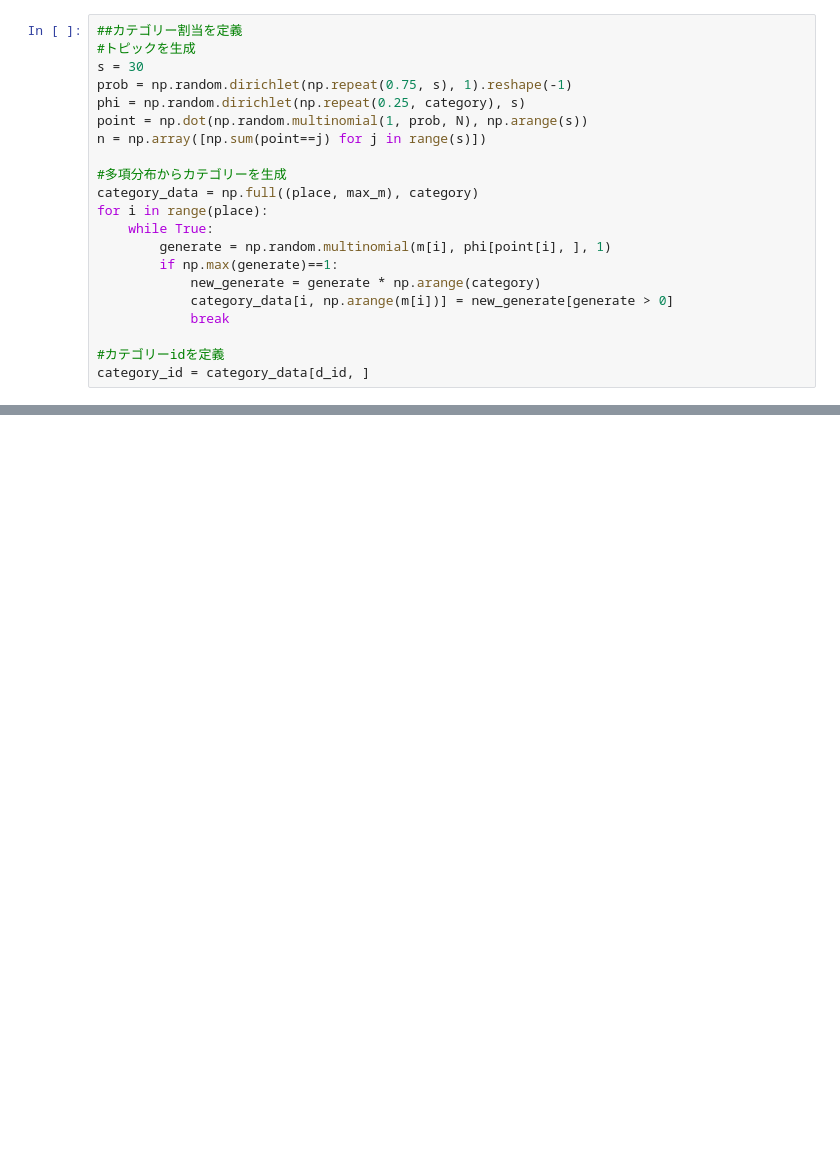
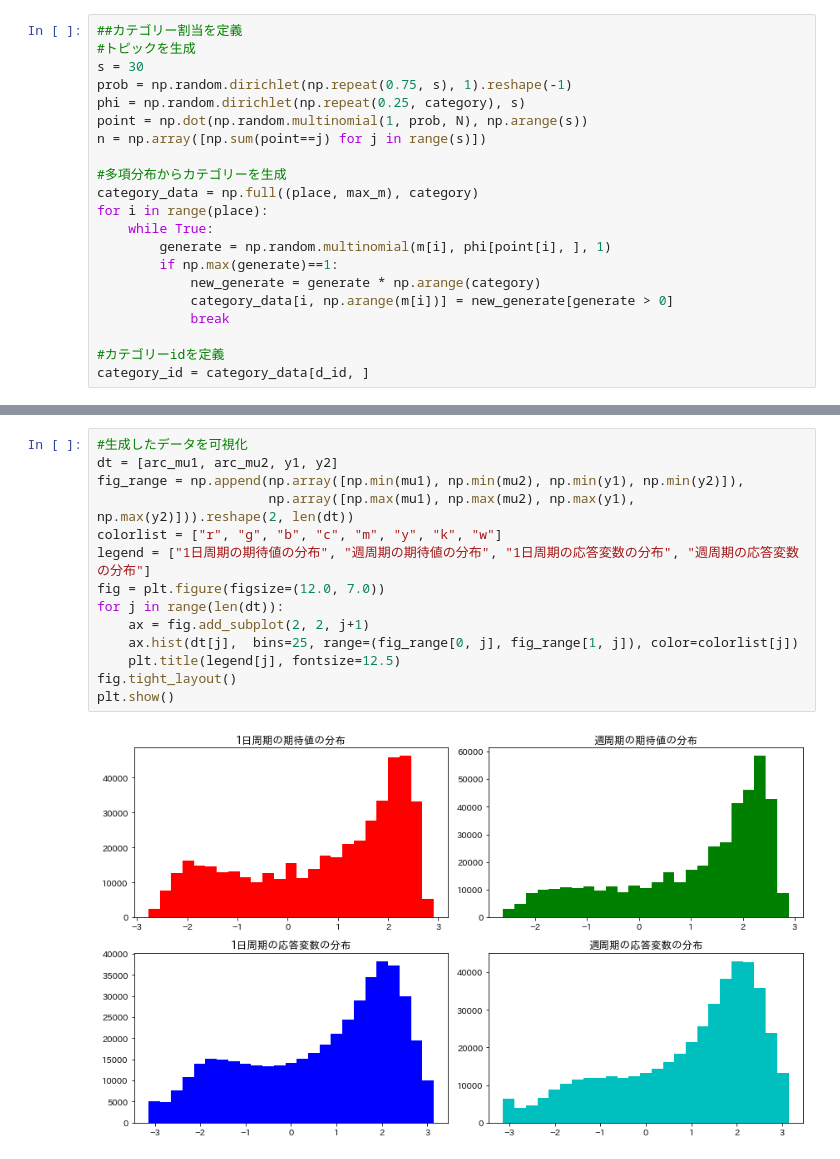
Before and after one commit to shiny-colors/Machine_Learning_Python, a Jupyter notebook: Gaussian_Process_Spatio_Temporal_point_model.ipynb, the cells around one changed output, grey strips where cells are left out. Saved outputs shown, nothing was run; the diff lists cells and outputs as text; blank space fills up the shorter version.

```diff
--- a/Gaussian_Process_Spatio_Temporal_point_model.ipynb
+++ b/Gaussian_Process_Spatio_Temporal_point_model.ipynb
@@ -215,0 +207,16 @@ plt.show()
+# %%
+#生成したデータを可視化
+dt = [arc_mu1, arc_mu2, y1, y2]
+fig_range = np.append(np.array([np.min(mu1), np.min(mu2), np.min(y1), np.min(y2)]),
+                      np.array([np.max(mu1), np.max(mu2), np.max(y1), np.max(y2)])).reshape(2, len(dt))
+colorlist = ["r", "g", "b", "c", "m", "y", "k", "w"]
+legend = ["1日周期の期待値の分布", "週周期の期待値の分布", "1日周期の応答変数の分布", "週周期の応答変数の分布"]
+fig = plt.figure(figsize=(12.0, 7.0))
+for j in range(len(dt)):
+    ax = fig.add_subplot(2, 2, j+1)
+    ax.hist(dt[j],  bins=25, range=(fig_range[0, j], fig_range[1, j]), color=colorlist[j])
+    plt.title(legend[j], fontsize=12.5)
+fig.tight_layout()
+plt.show()
+# %% [output]
+[figure, added]
```
Also changed, not shown: parts of 15 cells of this notebook.
